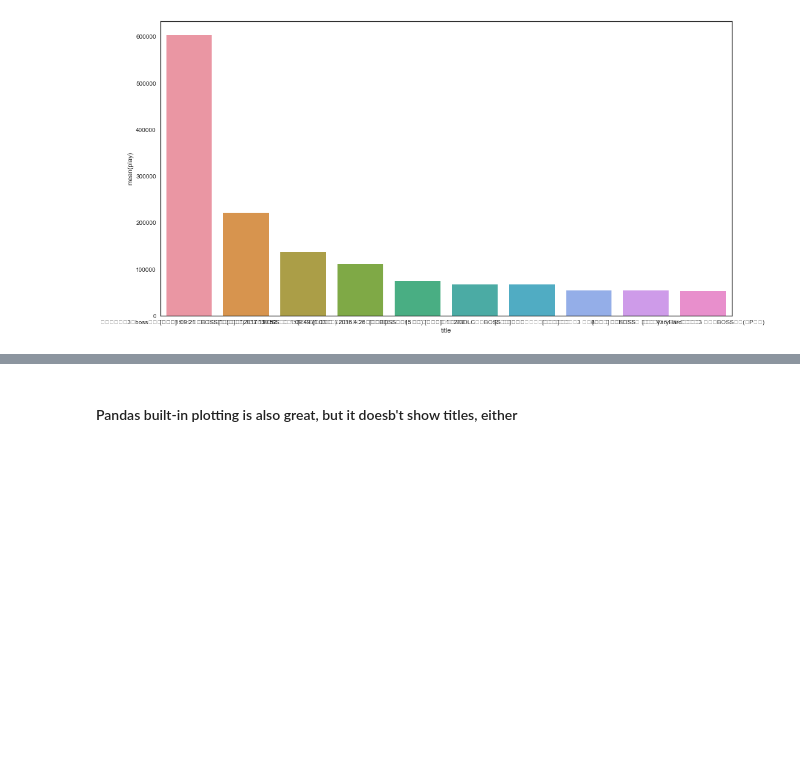
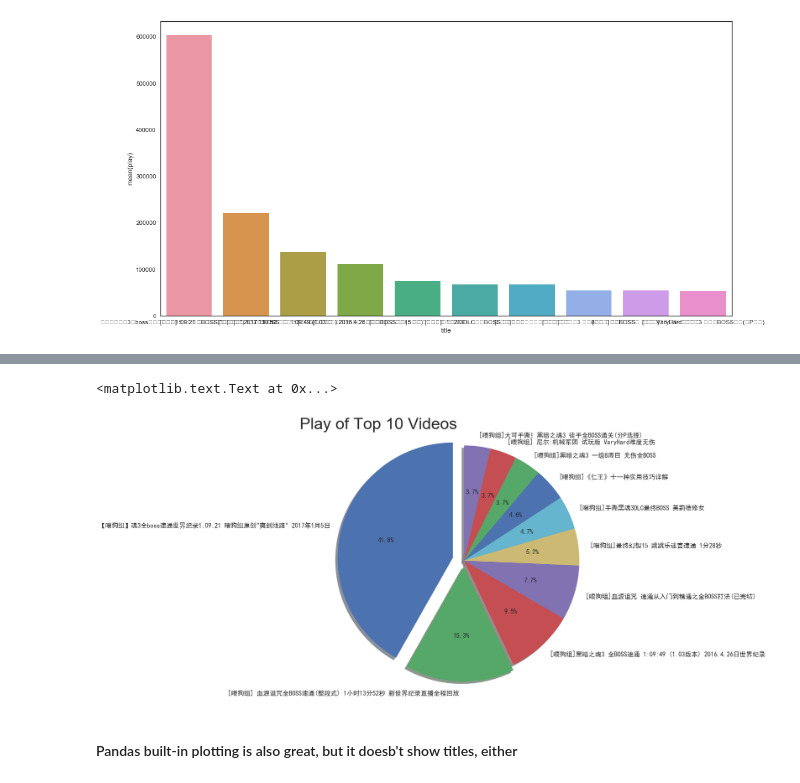
Before and after one commit to estepona/Python-Visualization-Exercise, a Jupyter notebook: 5 VirgooTeam Videos Analysis/VirgooTeam Videos Analysis.ipynb, the cells around one changed output, grey strips where cells are left out. Drawn from its saved outputs; the diff is of its cells as text; code cells hidden in the pictures; blank space fills up the shorter version.

```diff
--- a/5 VirgooTeam Videos Analysis/VirgooTeam Videos Analysis.ipynb
+++ b/5 VirgooTeam Videos Analysis/VirgooTeam Videos Analysis.ipynb
@@ -294,3 +341,12 @@ sns.barplot(x='title', y='play', data=d.sort_values(by='play', ascending=False)[
+# %%
+_, ax = plt.subplots(figsize =(12,12))
+plt.pie(d.sort_values(by='play', ascending=False)['play'][:10], explode=[0.1,0.05,0,0,0,0,0,0,0,0], labels=d.sort_values(by='play', ascending=False)['title'][:10], autopct='%1.1f%%',
+        shadow=True, startangle=90, textprops={'fontProperties': fontP, 'fontSize': 16})
+plt.axis('equal')
+plt.title('Play of Top 10 Videos', fontSize=40, horizontalalignment='right') # I don't know why it's 'right'
+# %% [output]
+<matplotlib.text.Text at 0x...>
+[figure, added]
 # %% [markdown]
 #### Pandas built-in plotting is also great, but it doesb't show titles, either
 # %%
```
Also changed, not shown: parts of 14 cells of this notebook.
